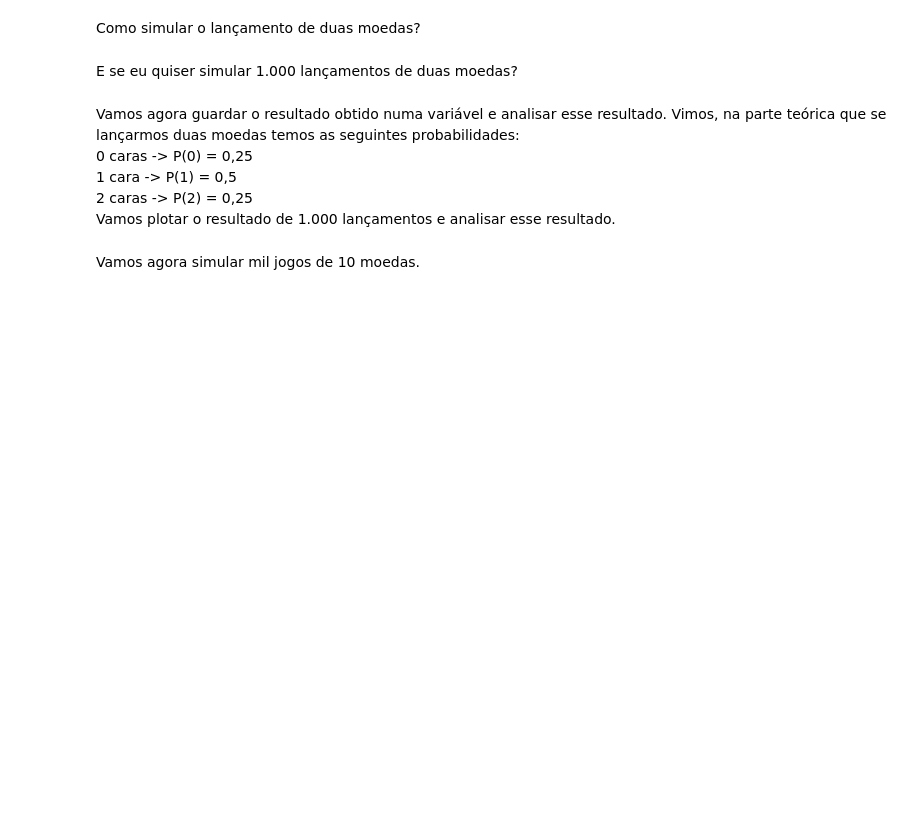
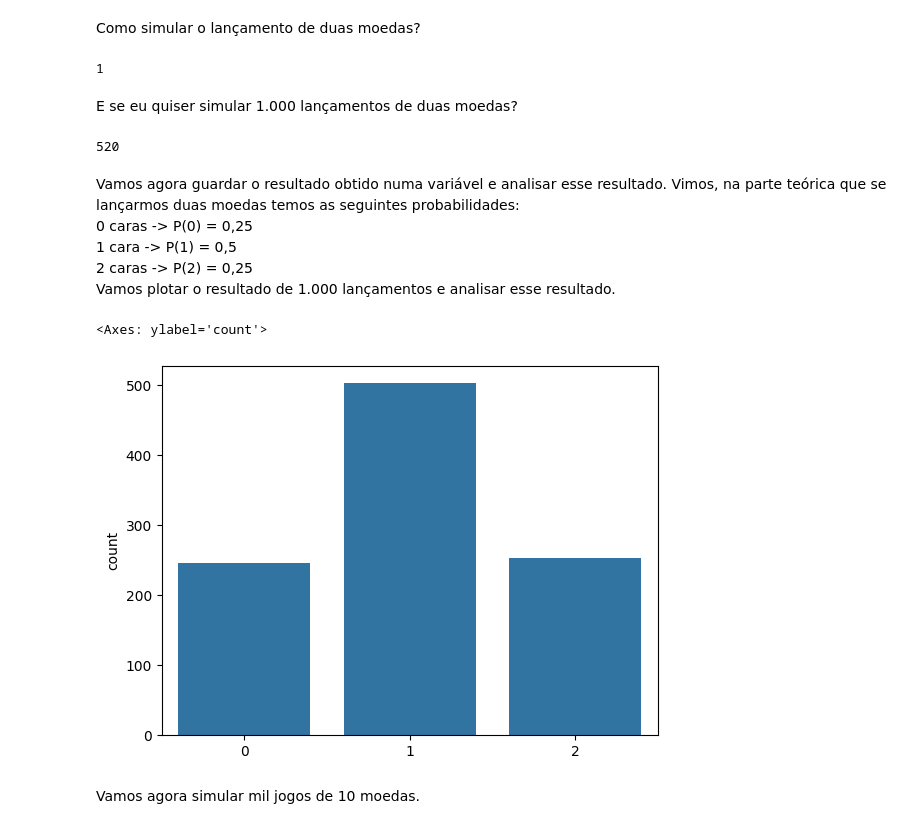
Before and after one commit to UlissesJunior/XMAC02-MetodosMatematicosAnaliseDados, a Jupyter notebook: Notebooks/Aula06 - Distribuição Binomial/Aula06.ipynb, the cells around one changed output. Drawn from its saved outputs; the diff is of its cells as text; code cells hidden in the pictures; blank space fills up the shorter version.

```diff
--- a/Notebooks/Aula06 - Distribuição Binomial/Aula06.ipynb
+++ b/Notebooks/Aula06 - Distribuição Binomial/Aula06.ipynb
@@ -8,12 +12,26 @@ import seaborn as sns
 # %% [markdown]
 Como simular o lançamento de duas moedas?
+# %%
+np.random.binomial(2, 0.5)
+# %% [output]
+1
 # %% [markdown]
 E se eu quiser simular 1.000 lançamentos de duas moedas?
+# %%
+np.random.binomial(1000, 0.5)
+# %% [output]
+520
 # %% [markdown]
 Vamos agora guardar o resultado obtido numa variável e analisar esse resultado. Vimos, na parte teórica que se lançarmos duas moedas temos as seguintes probabilidades: \
 0 caras -> P(0) = 0,25 \
 1 cara  -> P(1) = 0,5 \
 2 caras -> P(2) = 0,25 \
 Vamos plotar o resultado de 1.000 lançamentos e analisar esse resultado.
+# %%
+x_graph1 = np.random.binomial(2, 0.5, 1000)
+sns.countplot(x=x_graph1)
+# %% [output]
+<Axes: ylabel='count'>
+[figure, added]
 # %% [markdown]
 Vamos agora simular mil jogos de 10 moedas.
```
Also changed, not shown: parts of 23 cells of this notebook.
